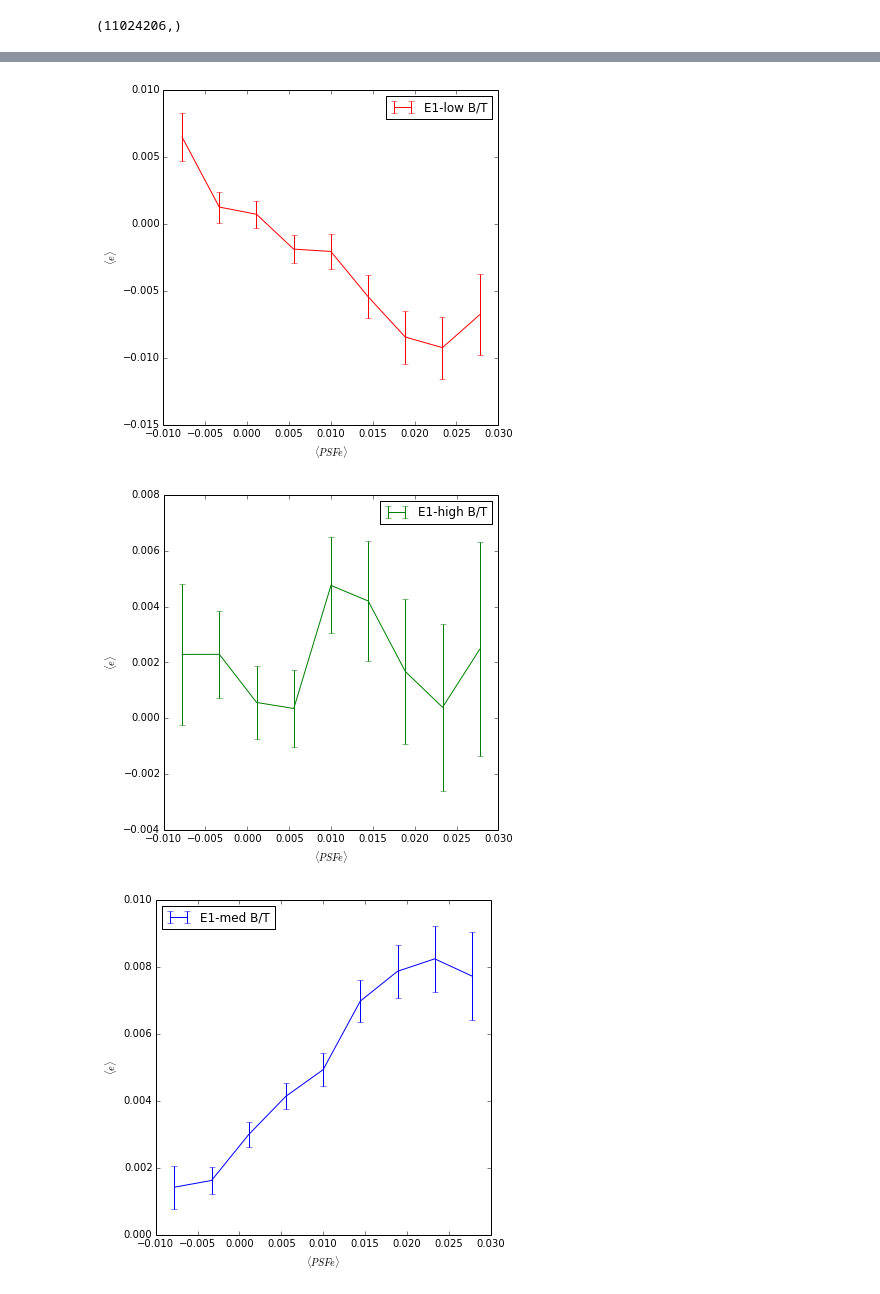
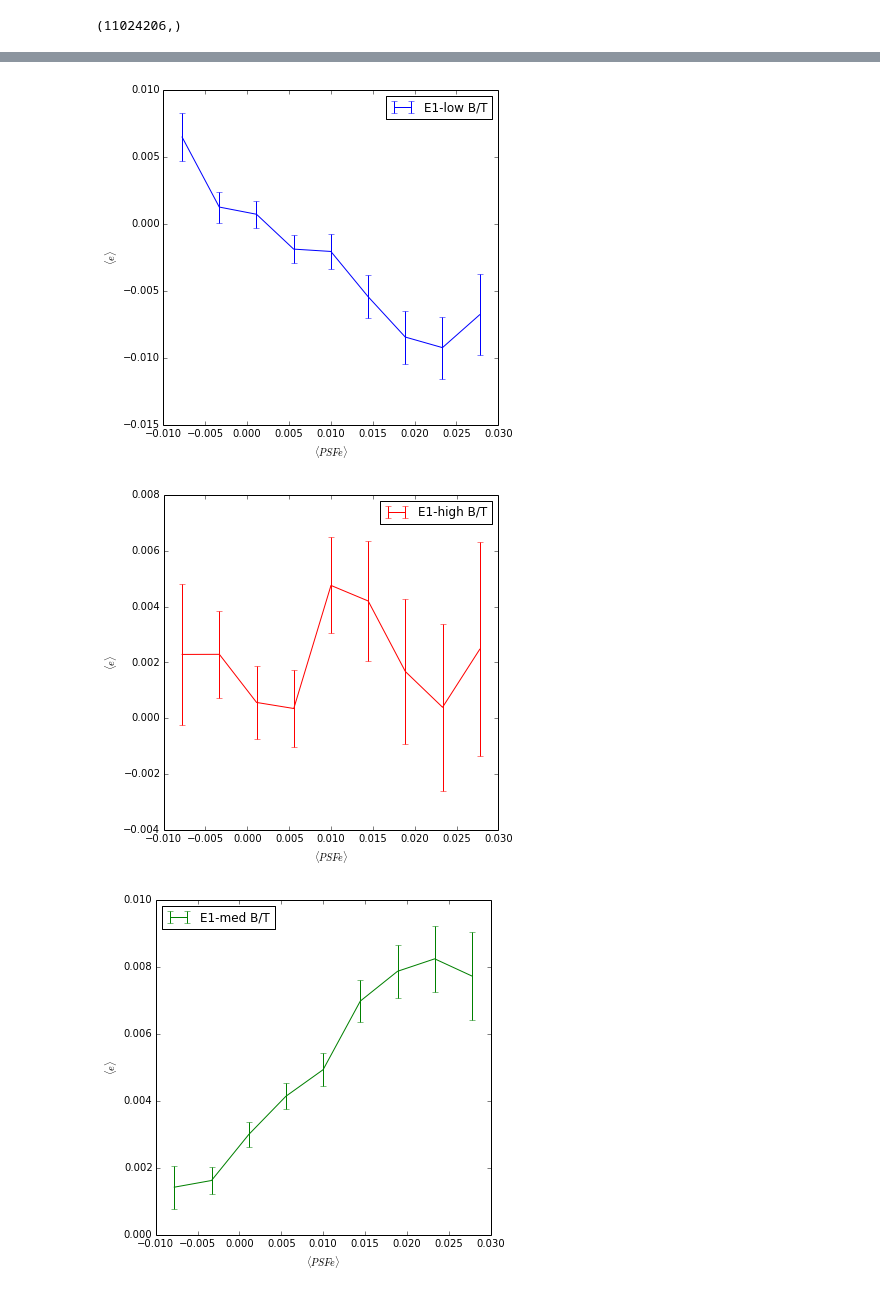
Before and after one commit to vvinuv/ipynb, a Jupyter notebook: im3shape_psf.ipynb, the cells around one changed output, grey strips where cells are left out. Cells and saved outputs as stored; diff of their text form; code cells hidden in the pictures.

```diff
--- a/im3shape_psf.ipynb
+++ b/im3shape_psf.ipynb
@@ -27,13 +27,13 @@ ubt = (bt > 0.7)
 mbt = (bt <= 0.7) & (bt >=0.3)
 # %%
 bas.plot_psf(im3['MEAN_PSF_E1_SKY'], im3['E1'], -0.01, 0.03, 10, 'E1', 'k')
-bas.plot_psf(im3['MEAN_PSF_E1_SKY'][lbt], im3['E1'][lbt], -0.01, 0.03, 10, 'E1-low B/T', 'r')
-bas.plot_psf(im3['MEAN_PSF_E1_SKY'][ubt], im3['E1'][ubt], -0.01, 0.03, 10, 'E1-high B/T', 'g')
-bas.plot_psf(im3['MEAN_PSF_E1_SKY'][mbt], im3['E1'][mbt], -0.01, 0.03, 10, 'E1-med B/T', 'b')
+bas.plot_psf(im3['MEAN_PSF_E1_SKY'][lbt], im3['E1'][lbt], -0.01, 0.03, 10, 'E1-low B/T', 'b')
+bas.plot_psf(im3['MEAN_PSF_E1_SKY'][ubt], im3['E1'][ubt], -0.01, 0.03, 10, 'E1-high B/T', 'r')
+bas.plot_psf(im3['MEAN_PSF_E1_SKY'][mbt], im3['E1'][mbt], -0.01, 0.03, 10, 'E1-med B/T', 'g')
 # %% [output]
 [figure]
-[figure, old version]
+[figure, new version]
-[figure, old version]
+[figure, new version]
-[figure, old version]
+[figure, new version]
 # %%
 bas.plot_psf(im3['MEAN_PSF_E2_SKY'], im3['E2'], -0.01, 0.03, 10, 'E2', 'k')
```
Also changed, not shown: parts of 16 cells of this notebook.
